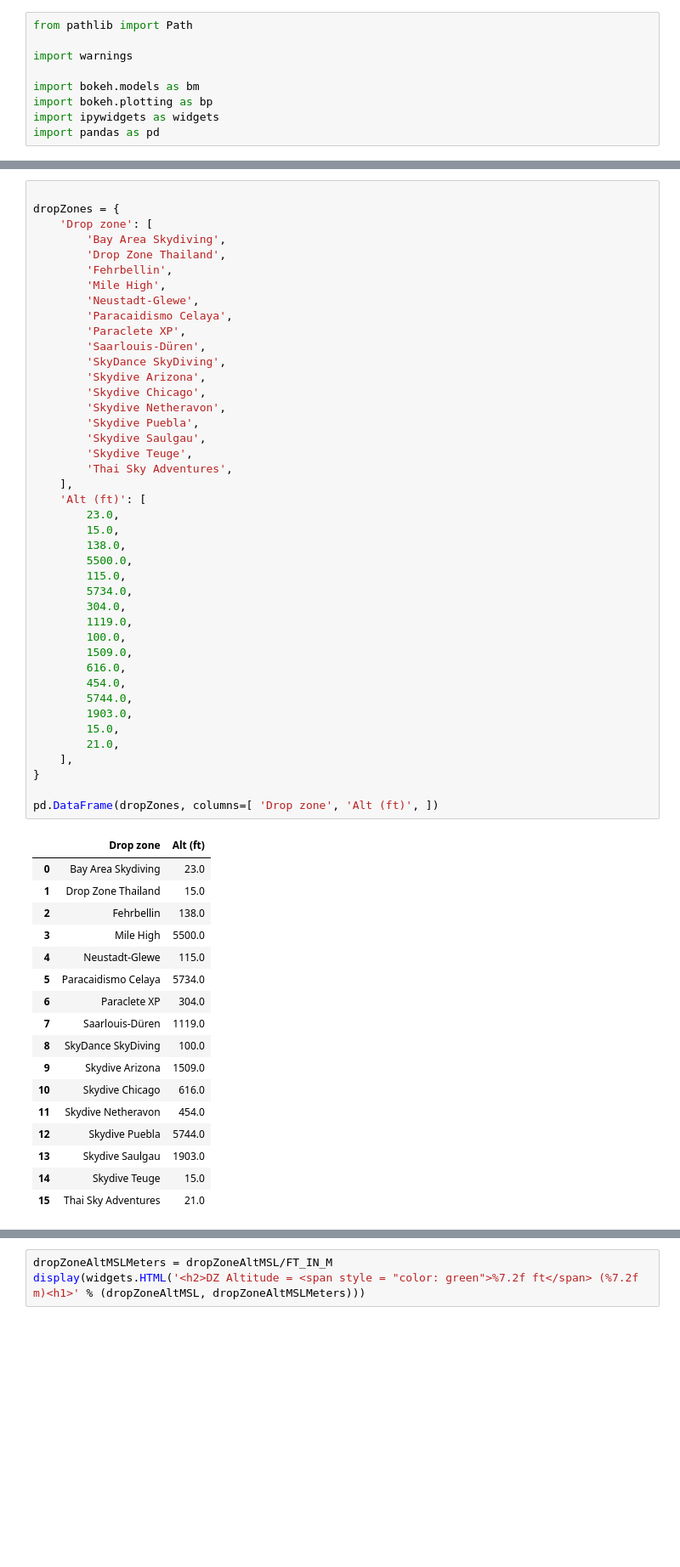
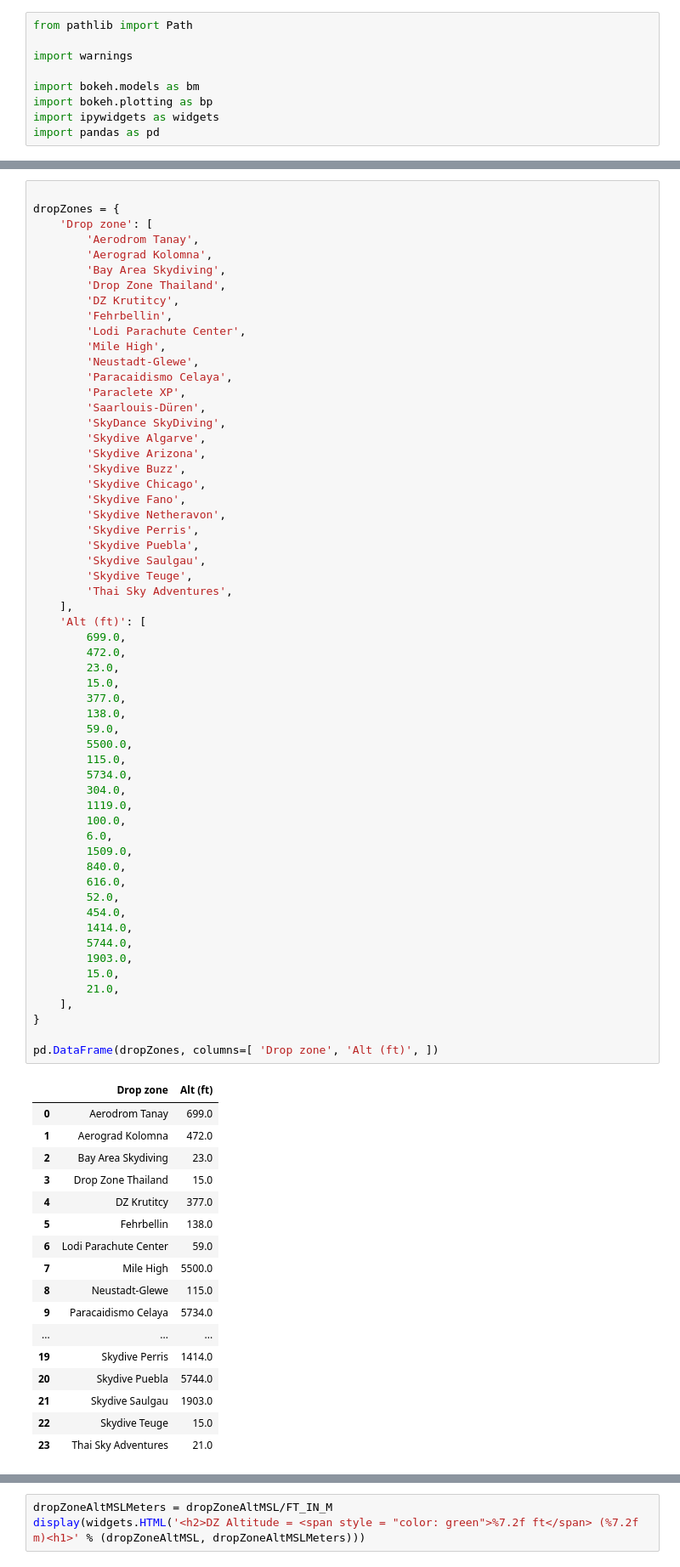
Before and after one commit to pr3d4t0r/SSScoring, a Jupyter notebook: proto-app-04-bulk-processor.ipynb, the cells around one changed output, grey strips where cells are left out. Shown at 85% size. Cells and saved outputs as stored; diff of their text form; blank space fills up the shorter version.

```diff
--- a/proto-app-04-bulk-processor.ipynb
+++ b/proto-app-04-bulk-processor.ipynb
@@ -42,60 +42,76 @@ Set the value in ft.
 
 dropZones = {
     'Drop zone': [
+        'Aerodrom Tanay',
+        'Aerograd Kolomna',
         'Bay Area Skydiving',
         'Drop Zone Thailand',
+        'DZ Krutitcy',
         'Fehrbellin',
+        'Lodi Parachute Center',
         'Mile High',
         'Neustadt-Glewe',
         'Paracaidismo Celaya',
         'Paraclete XP',
         'Saarlouis-Düren',
         'SkyDance SkyDiving',
+        'Skydive Algarve',
         'Skydive Arizona',
+        'Skydive Buzz',
         'Skydive Chicago',
+        'Skydive Fano',
         'Skydive Netheravon',
+        'Skydive Perris',
         'Skydive Puebla',
         'Skydive Saulgau',
         'Skydive Teuge',
         'Thai Sky Adventures',
     ],
     'Alt (ft)': [
+        699.0,
+        472.0,
         23.0,
         15.0,
+        377.0,
         138.0,
+        59.0,
         5500.0,
         115.0,
         5734.0,
         304.0,
         1119.0,
         100.0,
+        6.0,
         1509.0,
+        840.0,
         616.0,
+        52.0,
         454.0,
+        1414.0,
         5744.0,
         1903.0,
         15.0,
         21.0,
     ],
 }
 
 pd.DataFrame(dropZones, columns=[ 'Drop zone', 'Alt (ft)', ])
 # %% [output]
 |  | Drop zone | Alt (ft) |
-| 0 | Bay Area Skydiving | 23.0 |
-| 1 | Drop Zone Thailand | 15.0 |
-| 2 | Fehrbellin | 138.0 |
-| 3 | Mile High | 5500.0 |
-| 4 | Neustadt-Glewe | 115.0 |
-| 5 | Paracaidismo Celaya | 5734.0 |
-| 6 | Paraclete XP | 304.0 |
-| 7 | Saarlouis-Düren | 1119.0 |
-| 8 | SkyDance SkyDiving | 100.0 |
-| 9 | Skydive Arizona | 1509.0 |
-| 10 | Skydive Chicago | 616.0 |
-| 11 | Skydive Netheravon | 454.0 |
-| 12 | Skydive Puebla | 5744.0 |
-| 13 | Skydive Saulgau | 1903.0 |
-| 14 | Skydive Teuge | 15.0 |
-| 15 | Thai Sky Adventures | 21.0 |
+| 0 | Aerodrom Tanay | 699.0 |
+| 1 | Aerograd Kolomna | 472.0 |
+| 2 | Bay Area Skydiving | 23.0 |
+| 3 | Drop Zone Thailand | 15.0 |
+| 4 | DZ Krutitcy | 377.0 |
+| 5 | Fehrbellin | 138.0 |
+| 6 | Lodi Parachute Center | 59.0 |
+| 7 | Mile High | 5500.0 |
+| 8 | Neustadt-Glewe | 115.0 |
+| 9 | Paracaidismo Celaya | 5734.0 |
+| ... | ... | ... |
+| 19 | Skydive Perris | 1414.0 |
+| 20 | Skydive Puebla | 5744.0 |
+| 21 | Skydive Saulgau | 1903.0 |
+| 22 | Skydive Teuge | 15.0 |
+| 23 | Thai Sky Adventures | 21.0 |
 # %%
```
Also changed, not shown: parts of 10 cells of this notebook, 24 other files.
